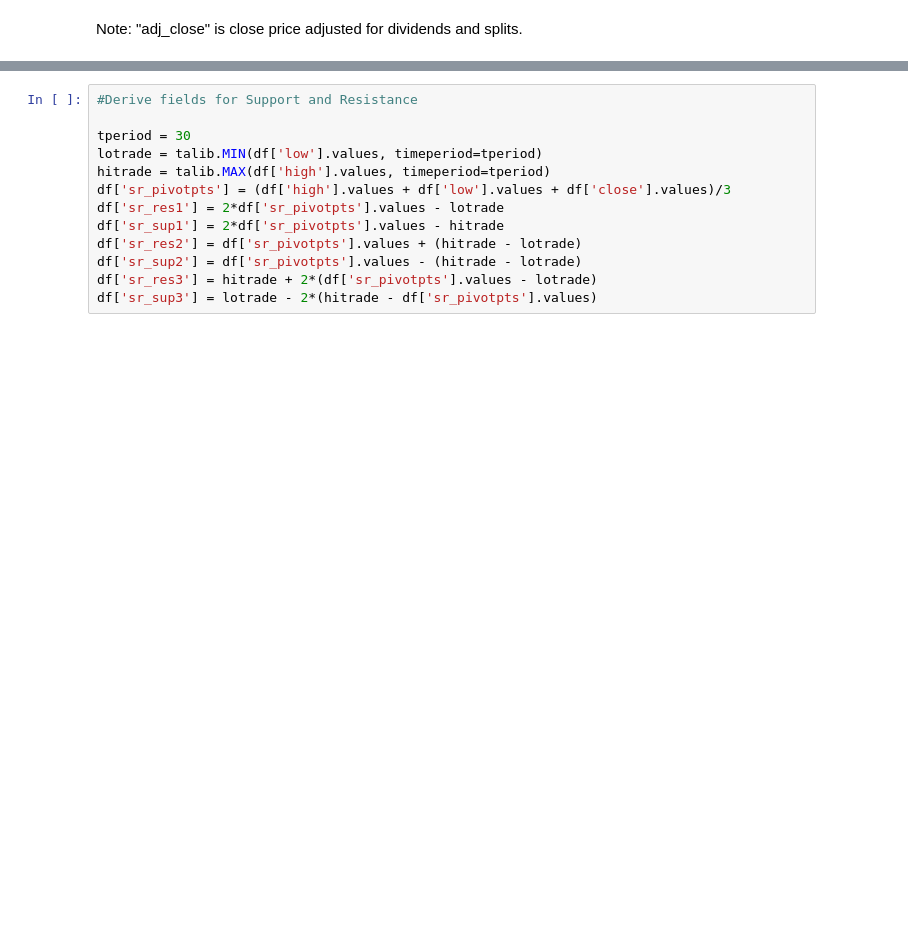
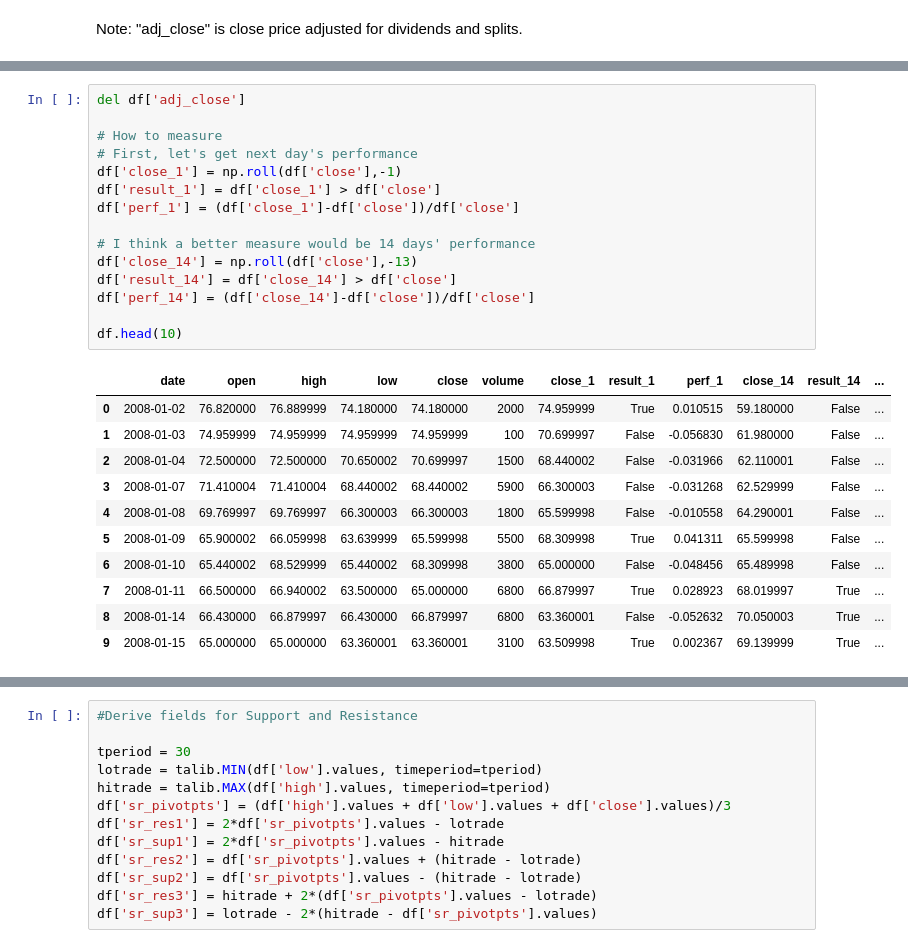
Before and after one commit to ygauthie/CS109_Project, a Jupyter notebook: talib-sandbox.ipynb, the cells around one changed output, grey strips where cells are left out. Saved outputs shown, nothing was run; the diff lists cells and outputs as text; blank space fills up the shorter version.

```diff
--- a/talib-sandbox.ipynb
+++ b/talib-sandbox.ipynb
@@ -226,0 +123,27 @@ df['trix'] = talib.TRIX(df['close'].values, timeperiod=30)
+# %%
+del df['adj_close']
+
+# How to measure
+# First, let's get next day's performance
+df['close_1'] = np.roll(df['close'],-1)
+df['result_1'] = df['close_1'] > df['close']
+df['perf_1'] = (df['close_1']-df['close'])/df['close']
+
+# I think a better measure would be 14 days' performance
+df['close_14'] = np.roll(df['close'],-13)
+df['result_14'] = df['close_14'] > df['close']
+df['perf_14'] = (df['close_14']-df['close'])/df['close']
+
+df.head(10)
+# %% [output]
+|  | date | open | high | low | close | volume | close_1 | result_1 | perf_1 | close_14 | result_14 | ... |
+| 0 | 2008-01-02 | 76.820000 | 76.889999 | 74.180000 | 74.180000 | 2000 | 74.959999 | True | 0.010515 | 59.180000 | False | ... |
+| 1 | 2008-01-03 | 74.959999 | 74.959999 | 74.959999 | 74.959999 | 100 | 70.699997 | False | -0.056830 | 61.980000 | False | ... |
+| 2 | 2008-01-04 | 72.500000 | 72.500000 | 70.650002 | 70.699997 | 1500 | 68.440002 | False | -0.031966 | 62.110001 | False | ... |
+| 3 | 2008-01-07 | 71.410004 | 71.410004 | 68.440002 | 68.440002 | 5900 | 66.300003 | False | -0.031268 | 62.529999 | False | ... |
+| 4 | 2008-01-08 | 69.769997 | 69.769997 | 66.300003 | 66.300003 | 1800 | 65.599998 | False | -0.010558 | 64.290001 | False | ... |
+| 5 | 2008-01-09 | 65.900002 | 66.059998 | 63.639999 | 65.599998 | 5500 | 68.309998 | True | 0.041311 | 65.599998 | False | ... |
+| 6 | 2008-01-10 | 65.440002 | 68.529999 | 65.440002 | 68.309998 | 3800 | 65.000000 | False | -0.048456 | 65.489998 | False | ... |
+| 7 | 2008-01-11 | 66.500000 | 66.940002 | 63.500000 | 65.000000 | 6800 | 66.879997 | True | 0.028923 | 68.019997 | True | ... |
+| 8 | 2008-01-14 | 66.430000 | 66.879997 | 66.430000 | 66.879997 | 6800 | 63.360001 | False | -0.052632 | 70.050003 | True | ... |
+| 9 | 2008-01-15 | 65.000000 | 65.000000 | 63.360001 | 63.360001 | 3100 | 63.509998 | True | 0.002367 | 69.139999 | True | ... |
```
Also changed, not shown: parts of 11 cells of this notebook, 1 other file.
